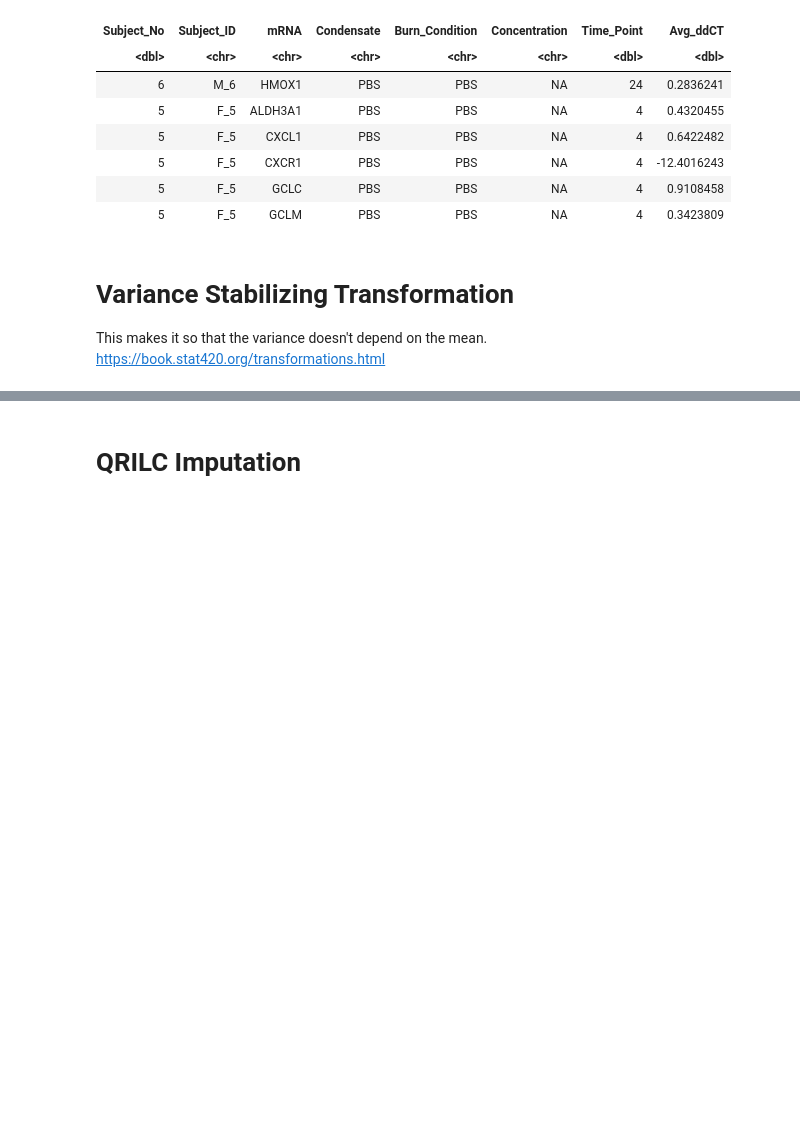
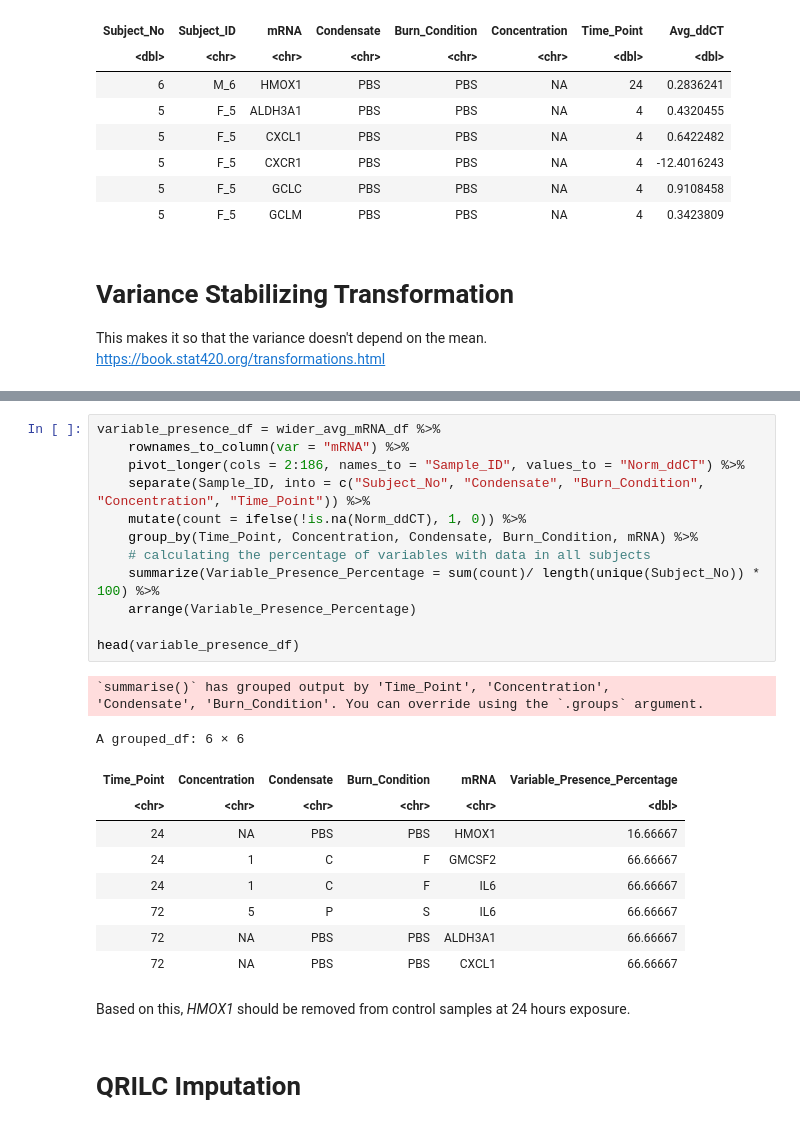
Before and after one commit to UNC-CEMALB/Burn-pit-smoke-condensate-mediated-toxicity-in-human-airway-epithelial-cells-, a Jupyter notebook: 1. Data Processing/mRNA Data Processing.ipynb, the cells around one changed output, grey strips where cells are left out. Cells and saved outputs as stored; diff of their text form; blank space fills up the shorter version.

```diff
--- a/1. Data Processing/mRNA Data Processing.ipynb
+++ b/1. Data Processing/mRNA Data Processing.ipynb
@@ -166,3 +218,29 @@ A matrix: 6 × 185 of type dbl
+# %%
+variable_presence_df = wider_avg_mRNA_df %>%
+    rownames_to_column(var = "mRNA") %>%
+    pivot_longer(cols = 2:186, names_to = "Sample_ID", values_to = "Norm_ddCT") %>%
+    separate(Sample_ID, into = c("Subject_No", "Condensate", "Burn_Condition", "Concentration", "Time_Point")) %>%
+    mutate(count = ifelse(!is.na(Norm_ddCT), 1, 0)) %>%
+    group_by(Time_Point, Concentration, Condensate, Burn_Condition, mRNA) %>%
+    # calculating the percentage of variables with data in all subjects
+    summarize(Variable_Presence_Percentage = sum(count)/ length(unique(Subject_No)) * 100) %>%
+    arrange(Variable_Presence_Percentage)
+
+head(variable_presence_df)
+# %% [output]
+`summarise()` has grouped output by 'Time_Point', 'Concentration',
+'Condensate', 'Burn_Condition'. You can override using the `.groups` argument.
+A grouped_df: 6 × 6
+| Time_Point | Concentration | Condensate | Burn_Condition | mRNA | Variable_Presence_Percentage |
+| <chr> | <chr> | <chr> | <chr> | <chr> | <dbl> |
+| 24 | NA | PBS | PBS | HMOX1 | 16.66667 |
+| 24 | 1 | C | F | GMCSF2 | 66.66667 |
+| 24 | 1 | C | F | IL6 | 66.66667 |
+| 72 | 5 | P | S | IL6 | 66.66667 |
+| 72 | NA | PBS | PBS | ALDH3A1 | 66.66667 |
+| 72 | NA | PBS | PBS | CXCL1 | 66.66667 |
+# %% [markdown]
+Based on this, *HMOX1* should be removed from control samples at 24 hours exposure.
 # %% [markdown]
 # QRILC Imputation
 # %%
```
Also changed, not shown: parts of 9 cells of this notebook.
